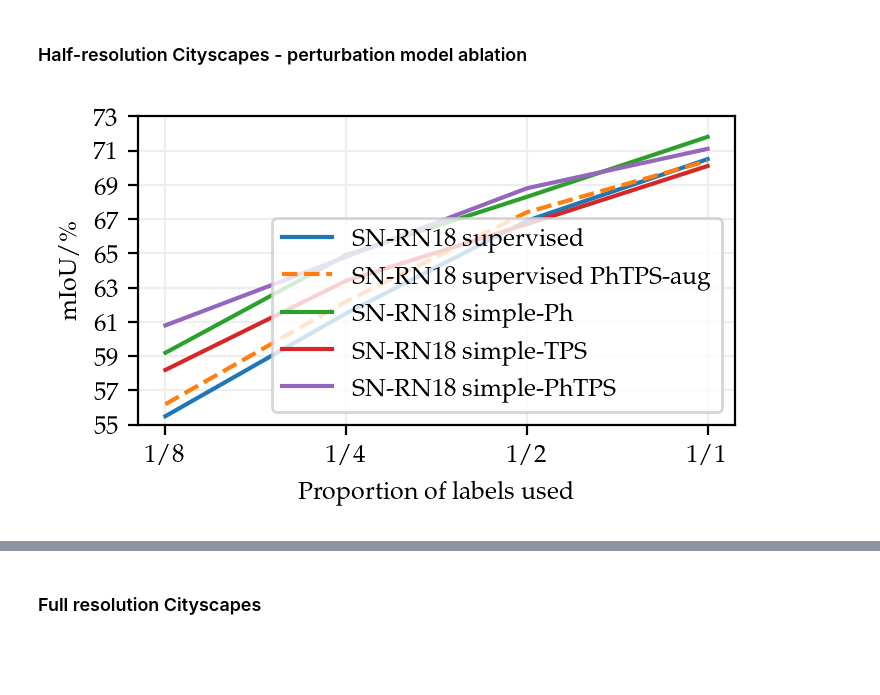
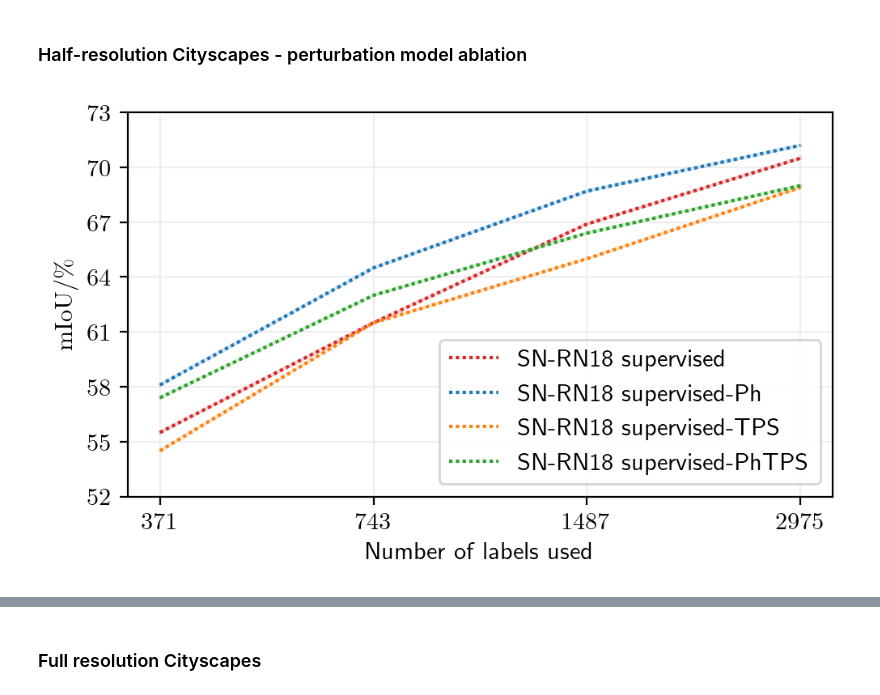
Before and after one commit to Ivan1248/vidlu, a Jupyter notebook: other/notebooks/figures_semisup.ipynb, the cells around one changed output, grey strips where cells are left out. Drawn from its saved outputs; the diff is of its cells as text; code cells hidden in the pictures; blank space fills up the shorter version.

```diff
--- a/other/notebooks/figures_semisup.ipynb
+++ b/other/notebooks/figures_semisup.ipynb
@@ -96,12 +116,12 @@ def ms(m, s):
     return dict(mean=m, std=s)
 
 
-def plot_label_subsets(name_to_values, name_to_style, xticks=["$1/8$", "$1/4$", "$1/2$", "$1/1$"],
-                       xlabel='Proportion of labels used', ylabel='$\mathrm{mIoU}/\%$', ylim=None, legend_loc='best',
-                       h_mult=1, w_mult=1):
-    w, h = get_figsize(0.8*0.8)
+def plot_label_subsets(name_to_values, name_to_style, xticks=['$371$', '$743$', '$1487$', '$2975$'],
+                       xlabel='Number of labels used', ylabel='$\mathrm{mIoU}/\%$', ylim=None, legend_loc='best',
+                       legend_ncol=1, h_mult=1, w_mult=1):
+    w, h = get_figsize(0.9)
 
-    fig, ax1 = plt.subplots(1, 1, sharey=True, figsize=(w*w_mult, h*h_mult))
+    fig, ax1 = plt.subplots(1, 1, sharey=True, figsize=(w * w_mult, h * h_mult))
     ax1.set_axisbelow(True)
     ax1.grid(color='#eee')
 
@@ -115,6 +135,9 @@ def plot_label_subsets(name_to_values, name_to_style, xticks=["$1/8$", "$1/4$",
                              lw=0, interpolate=False)
         else:
             y = values
+            backstyle = dict(color='white', linestyle= 'solid', linewidth=3.5)
+            backstyle = dict(linestyle= 'solid', alpha=0.2)
+            ax1.plot(x, y, **{**style, **backstyle})
         ax1.plot(x, y, **style, label=name)
 
     ax1.set_xlabel(xlabel)
@@ -124,7 +147,7 @@ def plot_label_subsets(name_to_values, name_to_style, xticks=["$1/8$", "$1/4$",
         yticks = range(ylim[0], ylim[1] + 1, int((ylim[1] - ylim[0]) / 8 + 0.5))
         ax1.set_yticks(yticks)
         plt.ylim(ylim)
-    ax1.legend(loc=legend_loc)
+    ax1.legend(loc=legend_loc, ncol=legend_ncol)
     fig.tight_layout()
     return fig
 # %%
@@ -160,7 +183,8 @@ name_to_style_ssl = {
 }
 # %%
 
-fig = plot_label_subsets({k: name_to_values[k] for k in name_to_style_models.keys()}, name_to_style_models, ylim=[55, 73])
+fig = plot_label_subsets({k: name_to_values[k] for k in name_to_style_models.keys()}, name_to_style_models,
+                         ylim=[55, 73])
 fig.savefig('./data/plots/cs-half-sn-dl.pdf')
 fig = plot_label_subsets({k: name_to_values[k] for k in name_to_style_ssl.keys()}, name_to_style_ssl, ylim=[55, 73])
 fig.savefig('./data/plots/cs-half-ssl.pdf')
@@ -171,21 +195,61 @@ fig.savefig('./data/plots/cs-half-ssl.pdf')
 ### Half-resolution Cityscapes - perturbation model ablation
 # %%
 name_to_values = {
-    "SN-RN18 supervised"          : [55.5, 61.5, 66.9, 70.5],
-    "SN-RN18 supervised PhTPS-aug": [56.2, 62.2, 67.4, 70.4],
-    "SN-RN18 simple-Ph"           : [59.2, 64.9, 68.3, 71.8],
-    "SN-RN18 simple-TPS"          : [58.2, 63.4, 66.7, 70.1],
-    "SN-RN18 simple-PhTPS"        : [60.8, 64.8, 68.8, 71.1],
+    "SN-RN18 supervised": [55.5, 61.5, 66.9, 70.5],
+    "SN-RN18 supervised-PhTPS": [57.4, 63.0, 66.4, 69.0],
+    "SN-RN18 supervised-Ph": [58.1, 64.5, 68.7, 71.2],
+    "SN-RN18 supervised-TPS": [54.5, 61.5, 65.0, 68.9],
+    "SN-RN18 simple-Ph": [59.2, 64.9, 68.3, 71.8],
+    "SN-RN18 simple-TPS": [58.2, 63.4, 66.7, 70.1],
+    "SN-RN18 simple-PhTPS": [60.8, 64.8, 68.8, 71.4],
+    "SN-RN18 simple-PhTPS-L": [55.4, 61.9, 67.4, 71.4],
 }
-name_to_style = {
-    "SN-RN18 supervised"          : dict(color='C0'),
-    "SN-RN18 supervised PhTPS-aug": dict(color='C1', linestyle='dashed'),
-    "SN-RN18 simple-Ph"           : dict(color='C2'),
-    "SN-RN18 simple-TPS"          : dict(color='C3'),
-    "SN-RN18 simple-PhTPS"        : dict(color='C4'),
+dashdotted = (0, (4, 1, 1, 1))
+dotted = (0, (1, 1))
+dashed = (0, (4, 1))
+name_to_style_all = {
+    "SN-RN18 supervised": dict(color='tab:red', linestyle=dotted),
+    "SN-RN18 supervised-Ph": dict(color='tab:blue', linestyle=dotted),
+    "SN-RN18 supervised-TPS": dict(color='tab:orange', linestyle=dotted),
+    "SN-RN18 supervised-PhTPS": dict(color='tab:green', linestyle=dotted),
+    "SN-RN18 simple-Ph": dict(color='tab:blue'),
+    "SN-RN18 simple-TPS": dict(color='tab:orange'),
+    "SN-RN18 simple-PhTPS": dict(color='tab:green'),
+    "SN-RN18 simple-PhTPS-L": dict(color='tab:green', linestyle=dashed),
+}
+name_to_style_all_alt = {
+    "SN-RN18 supervised": dict(color='tab:blue'),
+    "SN-RN18 supervised-Ph": dict(color='tab:blue', linestyle=dashed),
+    "SN-RN18 supervised-TPS": dict(color='tab:blue', linestyle=dotted),
+    "SN-RN18 supervised-PhTPS": dict(color='tab:blue', linestyle=dashdotted),
+    "SN-RN18 simple-Ph": dict(color='tab:orange', linestyle=dashed),
+    "SN-RN18 simple-TPS": dict(color='tab:orange', linestyle=dotted),
+    "SN-RN18 simple-PhTPS": dict(color='tab:orange', linestyle=dashdotted),
+    "SN-RN18 simple-PhTPS-L": dict(color='tab:olive', linestyle=dashdotted),
+}
+name_to_style_sup = {k: name_to_style_all[k] for k in [
+    "SN-RN18 supervised",
+    "SN-RN18 supervised-Ph",
+    "SN-RN18 supervised-TPS",
+    "SN-RN18 supervised-PhTPS"]
+}
+name_to_style_ss1 = {k: name_to_style_all[k] for k in [
+    "SN-RN18 supervised",
+    "SN-RN18 supervised-Ph",
+    "SN-RN18 simple-Ph",
+    "SN-RN18 simple-TPS",
+    "SN-RN18 simple-PhTPS"]
+}
+name_to_style_ss2 = {k: name_to_style_all[k] for k in [
+    "SN-RN18 supervised",
+    "SN-RN18 supervised-PhTPS",
+    "SN-RN18 simple-PhTPS",
+    "SN-RN18 simple-PhTPS-L"]
 }
 
-fig = plot_label_subsets(name_to_values, name_to_style, ylim=[55, 73])
-fig.savefig('./data/plots/cs-half-ablation.pdf')
+
+for i, nts in enumerate([name_to_style_sup, name_to_style_ss1, name_to_style_ss2, name_to_style_all]):
+    fig = plot_label_subsets({k: name_to_values[k] for k in nts}, nts, ylim=[52, 73], h_mult=1)
+    fig.savefig(f'./data/plots/cs-half-ablation{i}.pdf')
 # %% [output]
-[figure, old version]
+[figure, new version]
```
Also changed, not shown: parts of 17 cells of this notebook, 4 other files.
